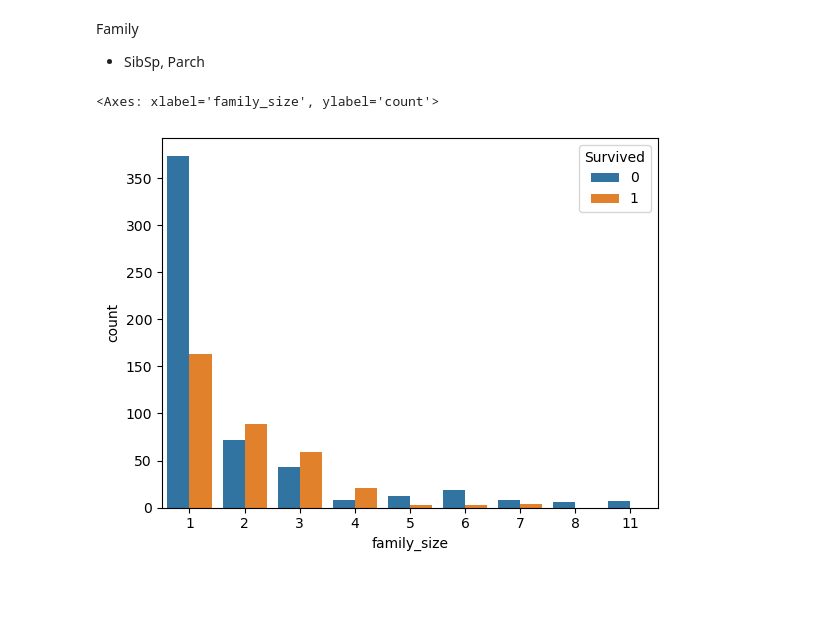
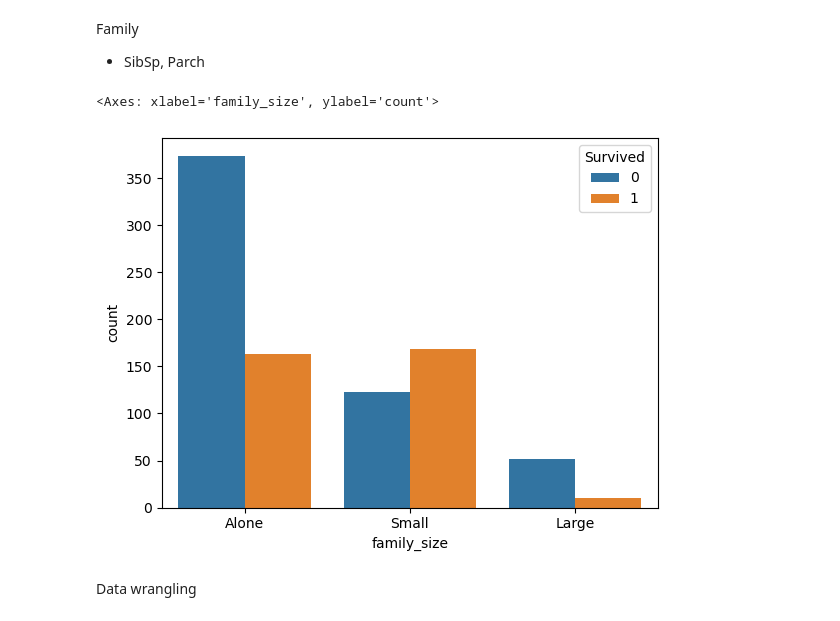
Before and after one commit to trumphu09/Data-science-getting, a Jupyter notebook: Project_Titanic_Machine_Learning_from_Diaster/EDA-FeatureEngineering, DataWrangling-MODEL/ProjectTitanicML.ipynb, the cells around one changed output. Drawn from its saved outputs; the diff is of its cells as text; code cells hidden in the pictures; blank space fills up the shorter version.

Commit message:
transform data, fillna

```diff
--- a/Project_Titanic_Machine_Learning_from_Diaster/EDA/ProjectTitanicML.ipynb
+++ b/Project_Titanic_Machine_Learning_from_Diaster/EDA-FeatureEngineering, DataWrangling-MODEL/ProjectTitanicML.ipynb
@@ -427,7 +430,9 @@ def group_family_size(size):
         return "Large"
 train_df["family_size"] = train_df["family_size"].apply(group_family_size)
 # %%
-sns.countplot(data=train_df, x="family_size", hue="Survived")
+sns.countplot(data=train_df, x="family_size", hue="Survived",order = ["Alone", "Small", "Large"])
 # %% [output]
 <Axes: xlabel='family_size', ylabel='count'>
-[figure, old version]
+[figure, new version]
+# %% [markdown]
+Data wrangling
```
Also changed, not shown: parts of 15 cells of this notebook.
